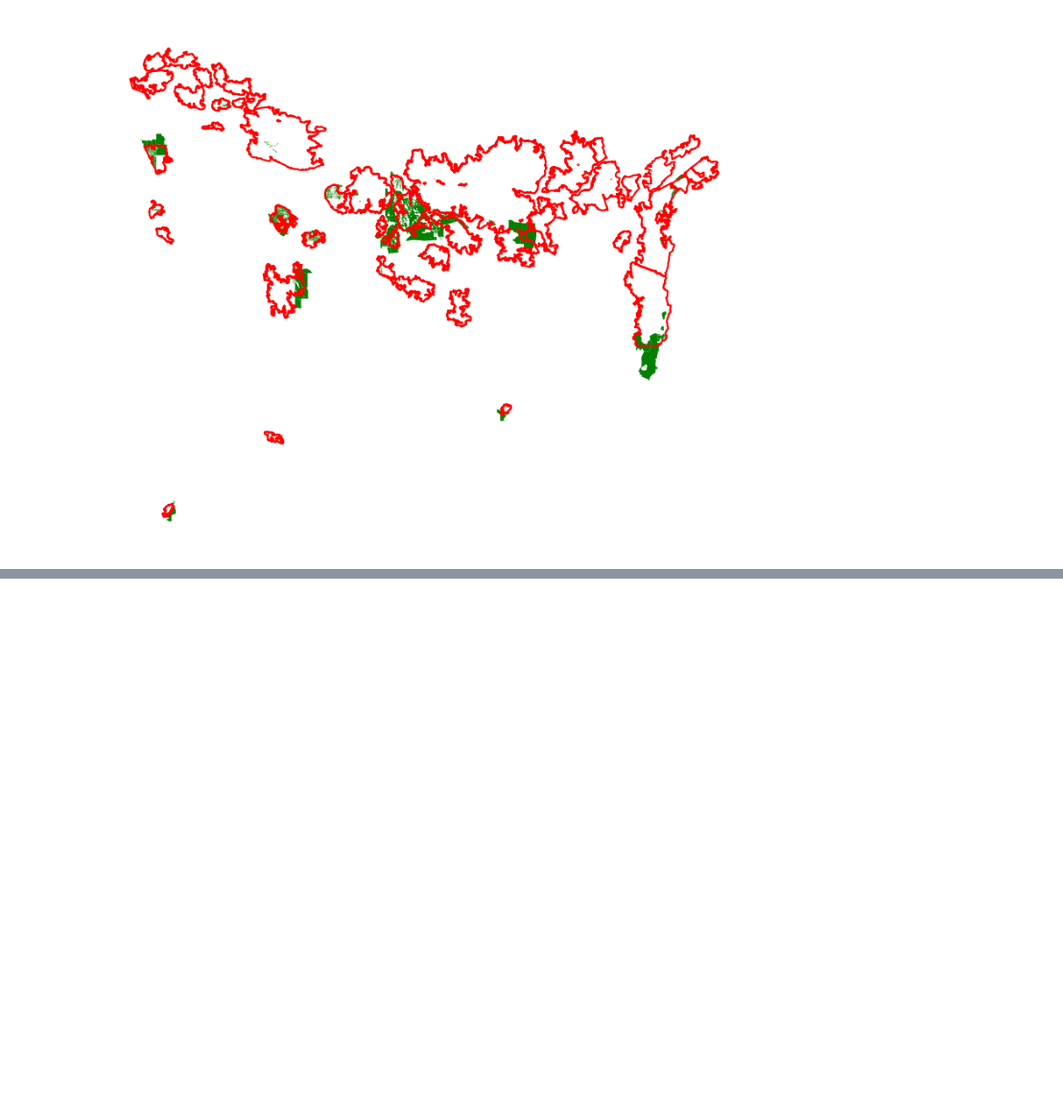
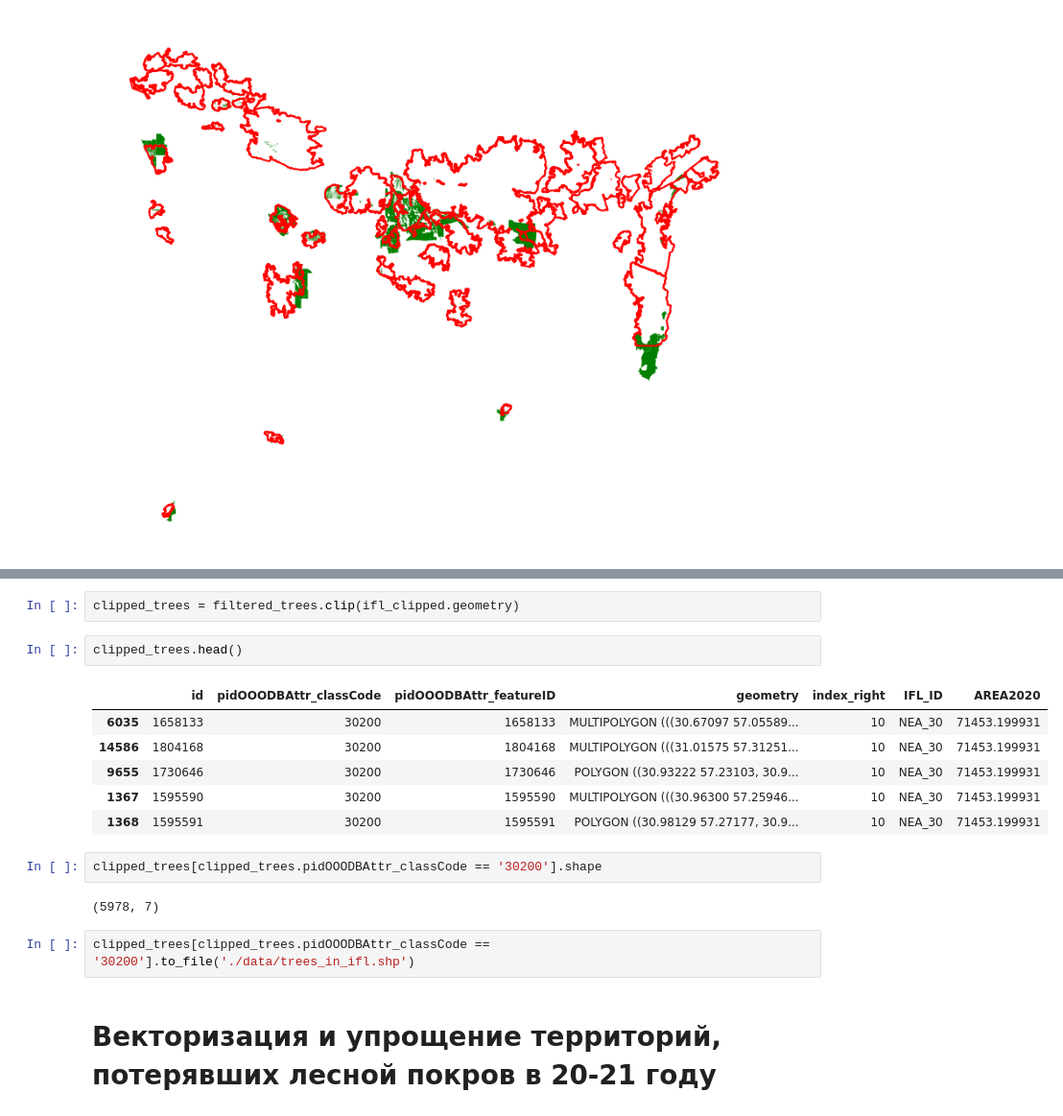
Before and after one commit to eivankin/nto-geo, a Jupyter notebook: playground.ipynb, the cells around one changed output, grey strips where cells are left out. Shown at 96% size. Saved outputs shown, nothing was run; the diff lists cells and outputs as text; blank space fills up the shorter version.

```diff
--- a/playground.ipynb
+++ b/playground.ipynb
@@ -402,0 +376,19 @@ plt.show()
+# %%
+clipped_trees = filtered_trees.clip(ifl_clipped.geometry)
+# %%
+clipped_trees.head()
+# %% [output]
+|  | id | pidOOODBAttr_classCode | pidOOODBAttr_featureID | geometry | index_right | IFL_ID | AREA2020 |
+| 6035 | 1658133 | 30200 | 1658133 | MULTIPOLYGON (((30.67097 57.05589... | 10 | NEA_30 | 71453.199931 |
+| 14586 | 1804168 | 30200 | 1804168 | MULTIPOLYGON (((31.01575 57.31251... | 10 | NEA_30 | 71453.199931 |
+| 9655 | 1730646 | 30200 | 1730646 | POLYGON ((30.93222 57.23103, 30.9... | 10 | NEA_30 | 71453.199931 |
+| 1367 | 1595590 | 30200 | 1595590 | MULTIPOLYGON (((30.96300 57.25946... | 10 | NEA_30 | 71453.199931 |
+| 1368 | 1595591 | 30200 | 1595591 | POLYGON ((30.98129 57.27177, 30.9... | 10 | NEA_30 | 71453.199931 |
+# %%
+clipped_trees[clipped_trees.pidOOODBAttr_classCode == '30200'].shape
+# %% [output]
+(5978, 7)
+# %%
+clipped_trees[clipped_trees.pidOOODBAttr_classCode == '30200'].to_file('./data/trees_in_ifl.shp')
+# %% [markdown]
+# Векторизация и упрощение территорий, потерявших лесной покров в 20-21 году
```
Also changed, not shown: parts of 28 cells of this notebook.
